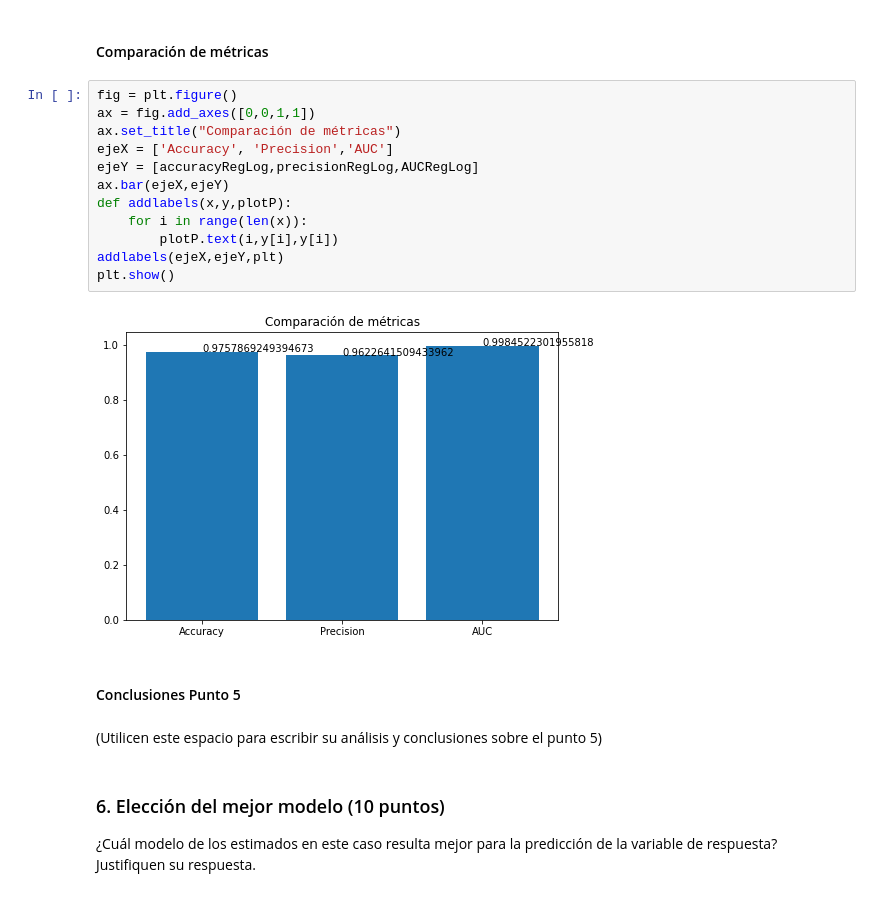
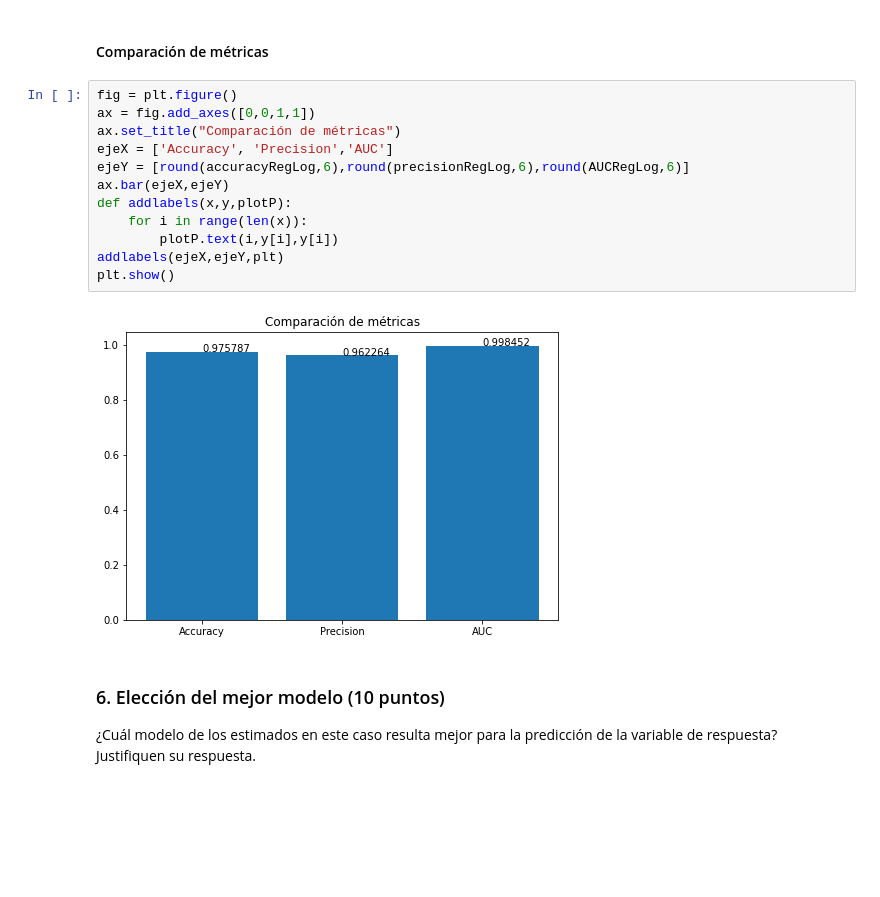
Before and after one commit to mpcortesr91/Intro_ML, a Jupyter notebook: Semana 3/Caso implementación de modelos de clasificación lineales.ipynb, the cells around one changed output. Cells and saved outputs as stored; diff of their text form; blank space fills up the shorter version.

```diff
--- a/Semana 3/Caso implementación de modelos de clasificación lineales.ipynb
+++ b/Semana 3/Caso implementación de modelos de clasificación lineales.ipynb
@@ -452,21 +426,17 @@ plt.show()
 # %%
 fig = plt.figure()
 ax = fig.add_axes([0,0,1,1])
 ax.set_title("Comparación de métricas")
 ejeX = ['Accuracy', 'Precision','AUC']
-ejeY = [accuracyRegLog,precisionRegLog,AUCRegLog]
+ejeY = [round(accuracyRegLog,6),round(precisionRegLog,6),round(AUCRegLog,6)]
 ax.bar(ejeX,ejeY)
 def addlabels(x,y,plotP):
     for i in range(len(x)):
         plotP.text(i,y[i],y[i])
 addlabels(ejeX,ejeY,plt)
 plt.show()
 # %% [output]
-[figure, old version]
+[figure, new version]
-# %% [markdown]
-#### Conclusiones Punto 5
-# %% [markdown]
-(Utilicen este espacio para escribir su análisis y conclusiones sobre el punto 5)
 # %% [markdown]
 ### 6. Elección del mejor modelo (10 puntos)
 ¿Cuál modelo de los estimados en este caso resulta mejor para la predicción de la variable de respuesta? Justifiquen su respuesta.
```
Also changed, not shown: parts of 30 cells of this notebook.
